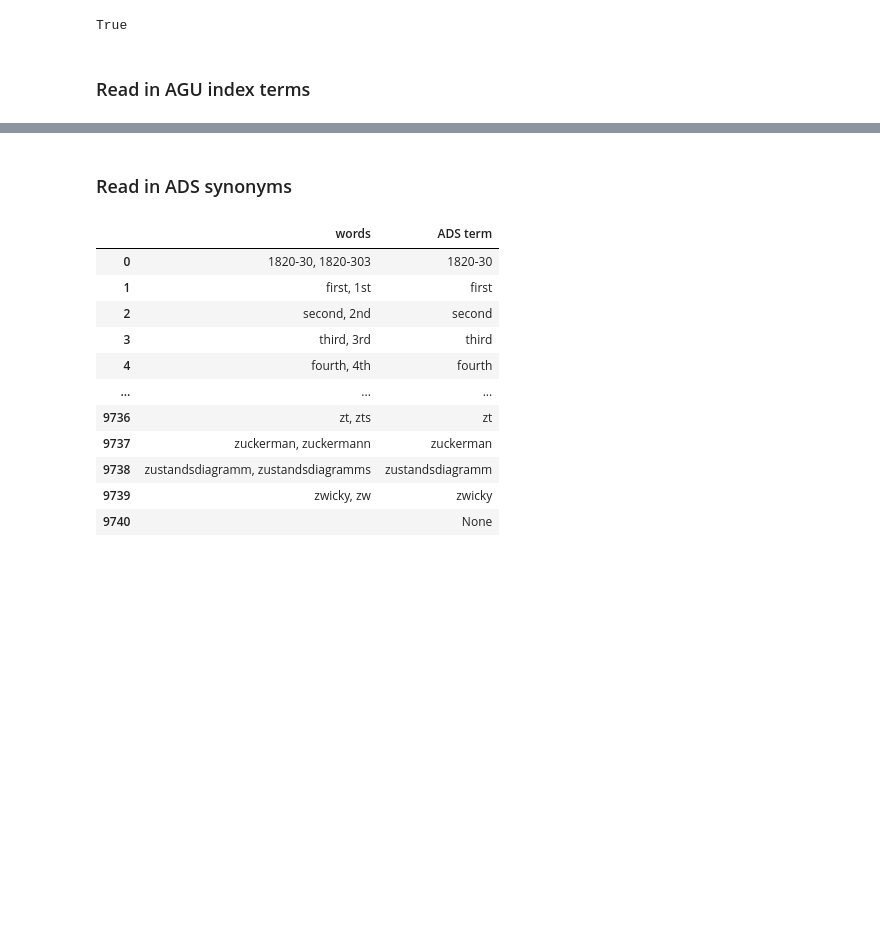
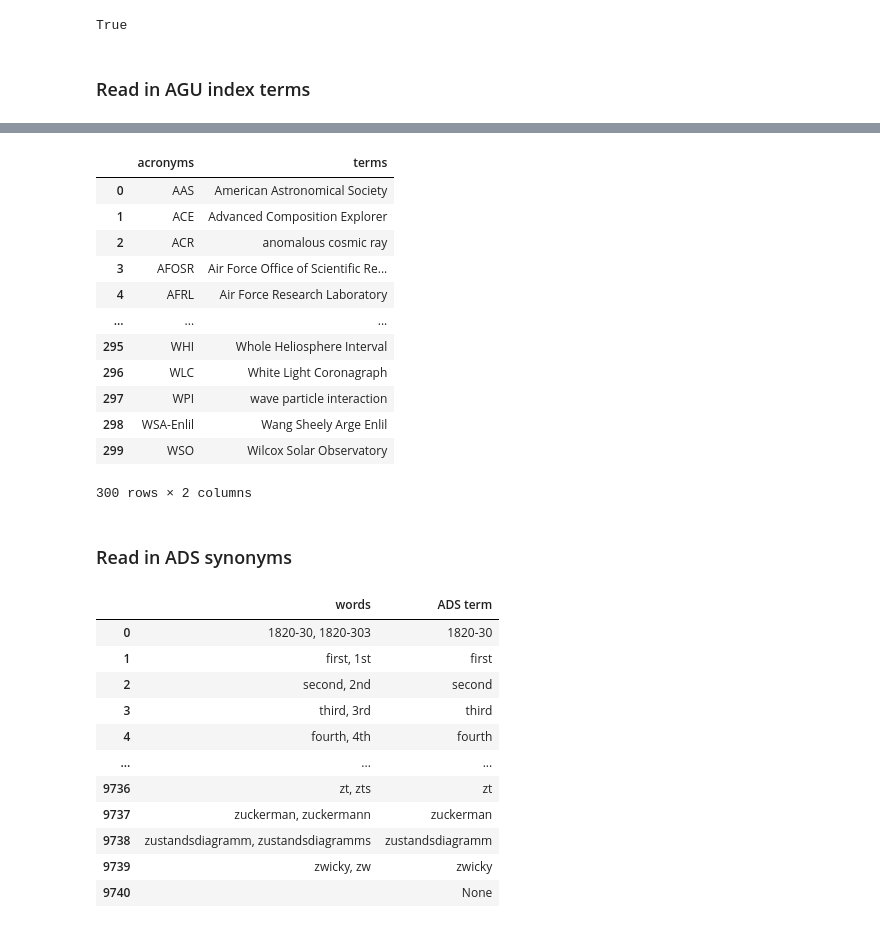
Before and after one commit to rmcgranaghan/Helio-KNOW, a Jupyter notebook: ADS_enrichment/ADS_synonyms_update.ipynb, the cells around one changed output, grey strips where cells are left out. Drawn from its saved outputs; the diff is of its cells as text; code cells hidden in the pictures; blank space fills up the shorter version.

```diff
--- a/ADS_enrichment/ADS_synonyms_update.ipynb
+++ b/ADS_enrichment/ADS_synonyms_update.ipynb
@@ -127,3 +154,30 @@ See the caveats in the documentation: https://pandas.pydata.org/pandas-docs/stab
+# %%
+# Make some corrections to the acronyms
+for val in range(len(pd_acronyms)):
+
+    # Catch abbreviations with periods in them
+    pd_acronyms['terms'][val] = pd_acronyms['terms'][val].replace('.','')
+
+    # Catch abbreviations with commas in them
+    pd_acronyms['terms'][val] = pd_acronyms['terms'][val].replace(',','')
+
+    # Catch some specific fixes
+    pd_acronyms['terms'][val] = pd_acronyms['terms'][val].replace('-',' ')
+pd_acronyms
+# %% [output]
+|  | acronyms | terms |
+| 0 | AAS | American Astronomical Society |
+| 1 | ACE | Advanced Composition Explorer |
+| 2 | ACR | anomalous cosmic ray |
+| 3 | AFOSR | Air Force Office of Scientific Re... |
+| 4 | AFRL | Air Force Research Laboratory |
+| ... | ... | ... |
+| 295 | WHI | Whole Heliosphere Interval |
+| 296 | WLC | White Light Coronagraph |
+| 297 | WPI | wave particle interaction |
+| 298 | WSA-Enlil | Wang Sheely Arge Enlil |
+| 299 | WSO | Wilcox Solar Observatory |
+300 rows × 2 columns
 # %% [markdown]
 ### Read in ADS synonyms
 # %%
```
Also changed, not shown: parts of 20 cells of this notebook, 2 other files.
